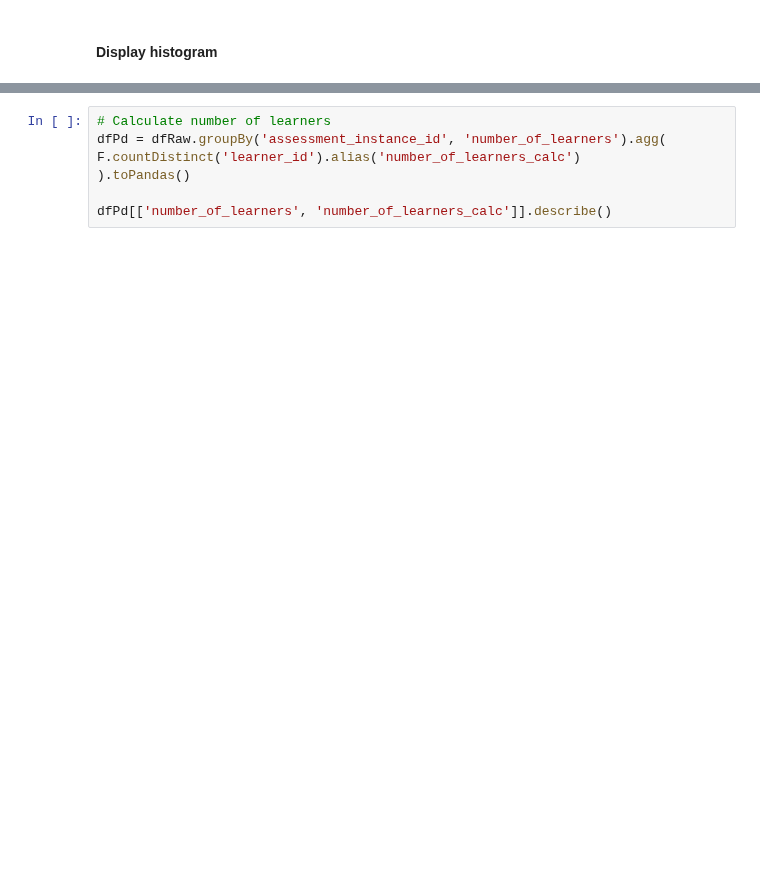
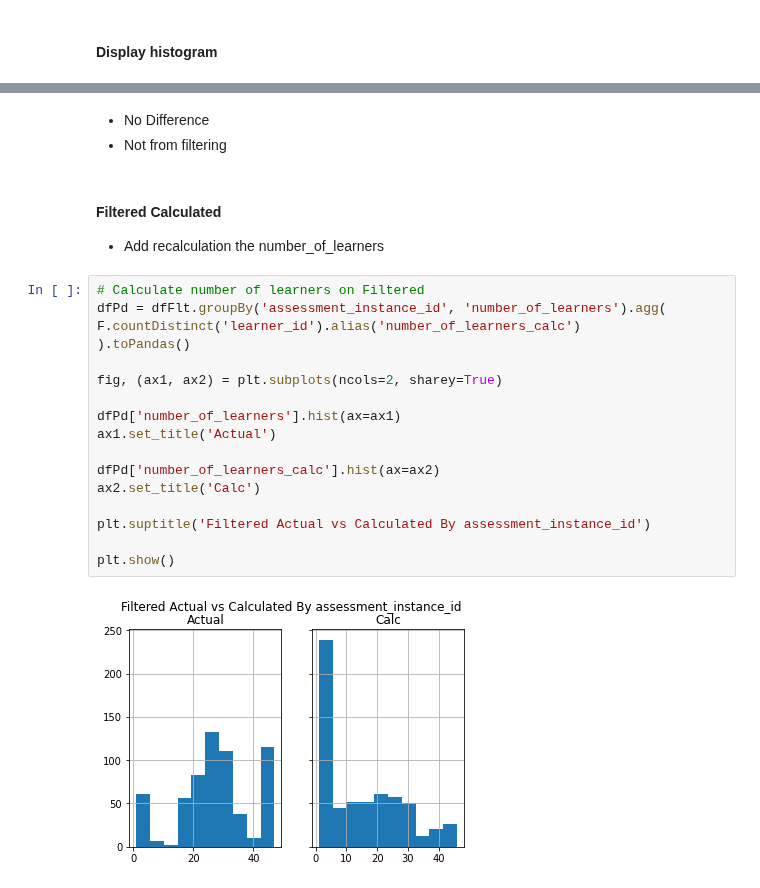
Before and after one commit to dlhinkley/c772-capstone-project, a Jupyter notebook: juniper/investigation/num-learners-over-40.ipynb, the cells around one changed output, grey strips where cells are left out. Cells and saved outputs as stored; diff of their text form; blank space fills up the shorter version.

```diff
--- a/juniper/investigation/num-learners-over-40.ipynb
+++ b/juniper/investigation/num-learners-over-40.ipynb
@@ -24,7 +42,25 @@ out = dfRaw.select('number_of_learners').toPandas().hist()
+# %% [markdown]
+- No Difference
+- Not from filtering
+# %% [markdown]
+#### Filtered Calculated
+- Add recalculation the number_of_learners
 # %%
-# Calculate number of learners
-dfPd = dfRaw.groupBy('assessment_instance_id', 'number_of_learners').agg(
+# Calculate number of learners on Filtered
+dfPd = dfFlt.groupBy('assessment_instance_id', 'number_of_learners').agg(
 F.countDistinct('learner_id').alias('number_of_learners_calc')
 ).toPandas()
 
-dfPd[['number_of_learners', 'number_of_learners_calc']].describe()
+fig, (ax1, ax2) = plt.subplots(ncols=2, sharey=True)
+
+dfPd['number_of_learners'].hist(ax=ax1)
+ax1.set_title('Actual')
+
+dfPd['number_of_learners_calc'].hist(ax=ax2)
+ax2.set_title('Calc')
+
+plt.suptitle('Filtered Actual vs Calculated By assessment_instance_id')
+
+plt.show()
+# %% [output]
+[figure, added]
```
Also changed, not shown: parts of 29 cells of this notebook, 11 other files.
